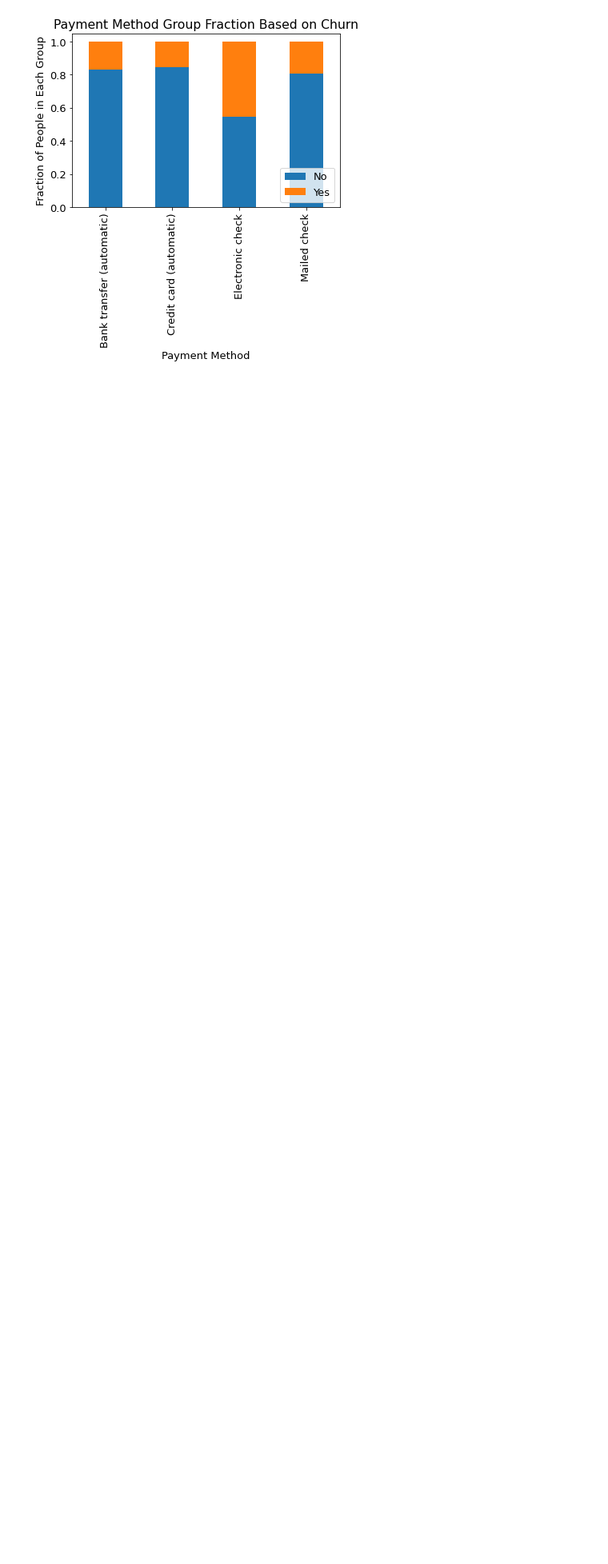
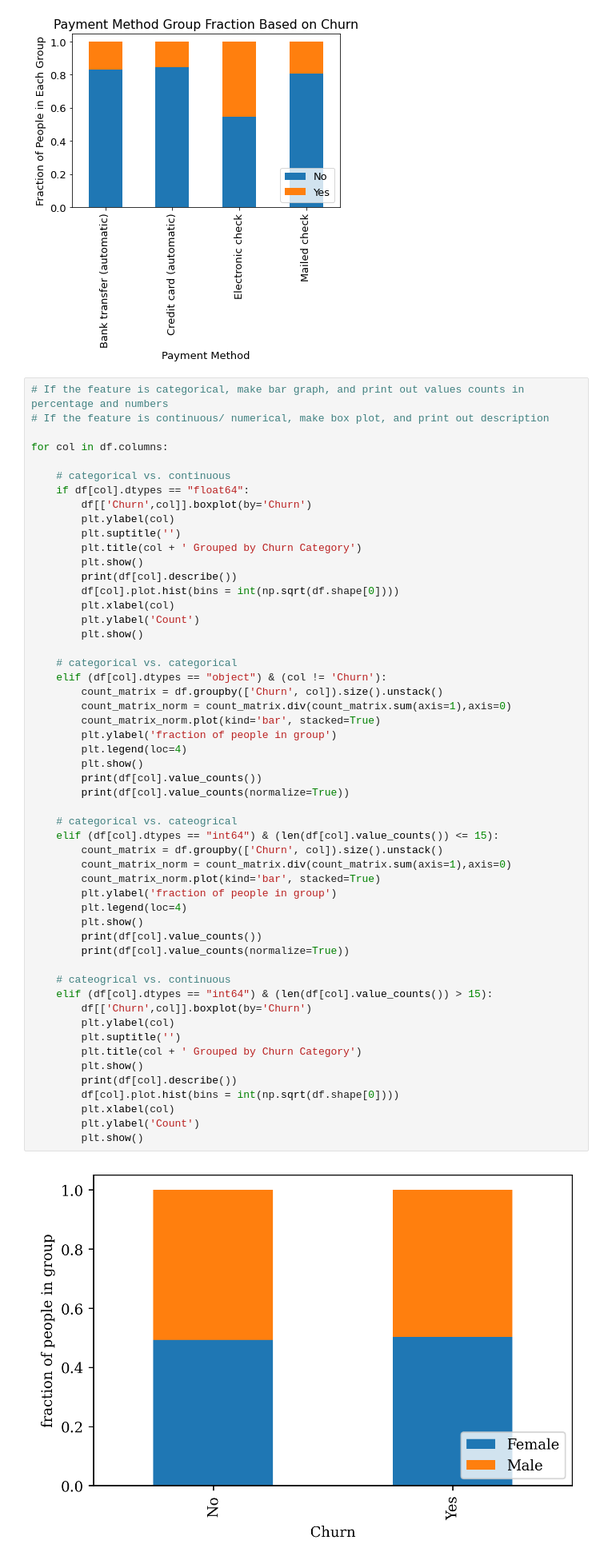
Before and after one commit to yuetianli22/DATA1030_FinalProject, a Jupyter notebook: src/DATA1030_FinalProject.ipynb, the cells around one changed output. Shown at 80% size. Cells and saved outputs as stored; diff of their text form; blank space fills up the shorter version.

```diff
--- a/src/DATA1030_FinalProject.ipynb
+++ b/src/DATA1030_FinalProject.ipynb
@@ -113,3 +169,58 @@ plt.savefig(dirct +'/figures/paymentMethod_Churn.png', bbox_inches='tight',dpi=3
 plt.show()
 # %% [output]
 [figure]
+# %%
+# If the feature is categorical, make bar graph, and print out values counts in percentage and numbers
+# If the feature is continuous/ numerical, make box plot, and print out description
+
+for col in df.columns:
+
+    # categorical vs. continuous
+    if df[col].dtypes == "float64":
+        df[['Churn',col]].boxplot(by='Churn')
+        plt.ylabel(col)
+        plt.suptitle('')
+        plt.title(col + ' Grouped by Churn Category')
+        plt.show()
+        print(df[col].describe())
+        df[col].plot.hist(bins = int(np.sqrt(df.shape[0])))
+        plt.xlabel(col)
+        plt.ylabel('Count')
+        plt.show()
+
+    # categorical vs. categorical
+    elif (df[col].dtypes == "object") & (col != 'Churn'):
+        count_matrix = df.groupby(['Churn', col]).size().unstack()
+        count_matrix_norm = count_matrix.div(count_matrix.sum(axis=1),axis=0)
+        count_matrix_norm.plot(kind='bar', stacked=True)
+        plt.ylabel('fraction of people in group')
+        plt.legend(loc=4)
+        plt.show()
+        print(df[col].value_counts())
+        print(df[col].value_counts(normalize=True))
+
+    # categorical vs. cateogrical
+    elif (df[col].dtypes == "int64") & (len(df[col].value_counts()) <= 15):
+        count_matrix = df.groupby(['Churn', col]).size().unstack()
+        count_matrix_norm = count_matrix.div(count_matrix.sum(axis=1),axis=0)
+        count_matrix_norm.plot(kind='bar', stacked=True)
+        plt.ylabel('fraction of people in group')
+        plt.legend(loc=4)
+        plt.show()
+        print(df[col].value_counts())
+        print(df[col].value_counts(normalize=True))
+
+    # cateogrical vs. continuous
+    elif (df[col].dtypes == "int64") & (len(df[col].value_counts()) > 15):
+        df[['Churn',col]].boxplot(by='Churn')
+        plt.ylabel(col)
+        plt.suptitle('')
+        plt.title(col + ' Grouped by Churn Category')
+        plt.show()
+        print(df[col].describe())
+        df[col].plot.hist(bins = int(np.sqrt(df.shape[0])))
+        plt.xlabel(col)
+        plt.ylabel('Count')
+        plt.show()
+# %% [output]
+[figure, added]
```
Also changed, not shown: parts of 29 cells of this notebook.
